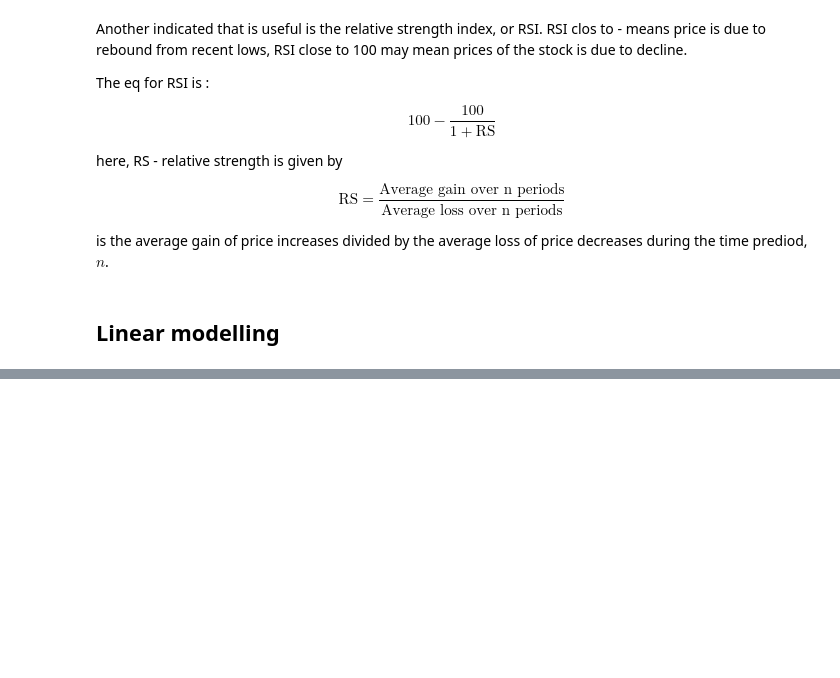
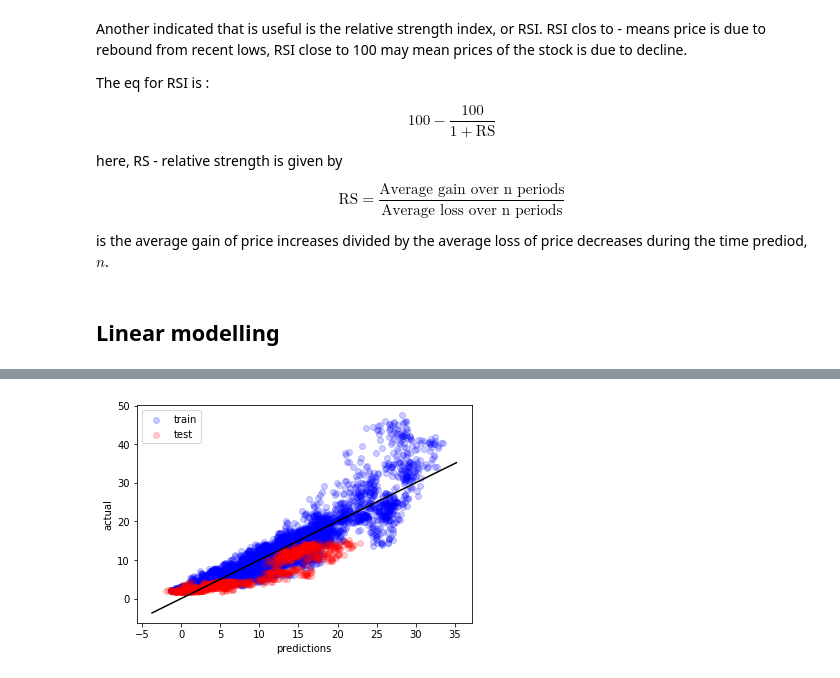
Before and after one commit to dt448/ml_for_finance, a Jupyter notebook: Predicting Stock Price using Clasical ML methods.ipynb, the cells around one changed output, grey strips where cells are left out. Cells and saved outputs as stored; diff of their text form; code cells hidden in the pictures; blank space fills up the shorter version.

Commit message:
linear model

```diff
--- a/Predicting Stock Price using Clasical ML methods.ipynb
+++ b/Predicting Stock Price using Clasical ML methods.ipynb
@@ -82,11 +83,14 @@ $$\text{RS} = \frac{\text{Average gain over n periods}}{\text{Average loss over
 is the average gain of price increases divided by the average loss of price decreases during the time prediod, $n$.
 # %%
 import talib
+
 
 # Must provide numpy arrays not pandas series / df
 amd_df['ma200']= talib.SMA(amd_df['Adj_Close'].values, timeperiod = 200)
 amd_df['rsi200'] = talib.RSI(amd_df['Adj_Close'].values, timeperiod = 200)
 
+#Drop all na values
+amd_df = amd_df.dropna()
 
 # Features:
 
@@ -101,0 +106,15 @@ feature_target_df = amd_df[feature_names + ['10d_future_close_pct']]
+# %%
+# Import the statsmodels.api library with the alias sm
+import statsmodels.api as sm
+
+
+# Add a constant to the features
+linear_features = sm.add_constant(features)
+
+# Create a size for the training set that is 85% of the total number of samples
+train_size = int(0.85 * targets.shape[0])
+train_features = linear_features[:train_size]
+train_targets = targets[:train_size]
+test_features = linear_features[train_size:]
+test_targets = targets[train_size:]
+print(linear_features.shape, train_features.shape, test_features.shape)
@@ -101,0 +123,13 @@ feature_target_df = amd_df[feature_names + ['10d_future_close_pct']]
+# %%
+# Create the linear model and complete the least squares fit
+model = sm.OLS(train_targets, train_features)
+results = model.fit()  # fit the model
+print(results.summary())
+
+# examine pvalues
+# Features with p <= 0.05 are typically considered significantly different from 0
+print(results.pvalues)
+
+# Make predictions from our model for train and test sets
+train_predictions = results.predict(train_features)
+test_predictions = results.predict(test_features)
@@ -101,0 +154,16 @@ feature_target_df = amd_df[feature_names + ['10d_future_close_pct']]
+# %%
+# Scatter the predictions vs the targets with 20% opacity
+plt.scatter(train_predictions, train_targets, alpha=0.2, color='b', label='train')
+plt.scatter(test_predictions, test_targets, alpha=0.2, color='r', label='test')
+
+# Plot the perfect prediction line
+xmin, xmax = plt.xlim()
+plt.plot(np.arange(xmin, xmax, 0.01), np.arange(xmin, xmax, 0.01), c='k')
+
+# Set the axis labels and show the plot
+plt.xlabel('predictions')
+plt.ylabel('actual')
+plt.legend()  # show the legend
+plt.show()
+# %% [output]
+[figure, added]
```
Also changed, not shown: parts of 9 cells of this notebook.
